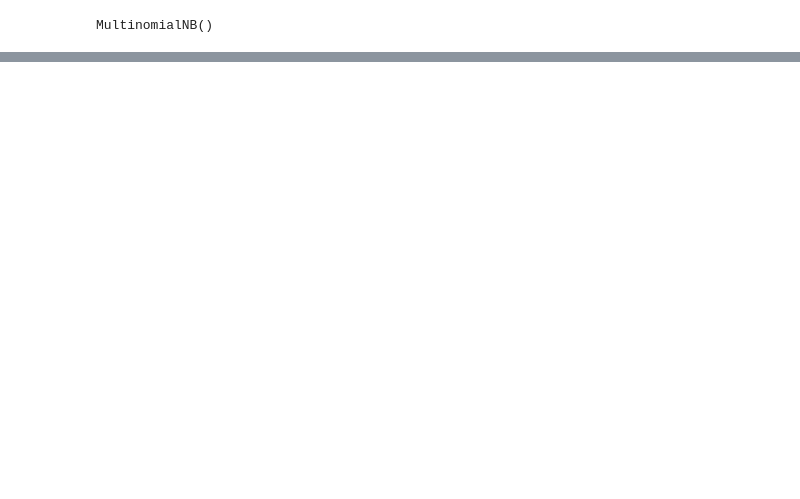
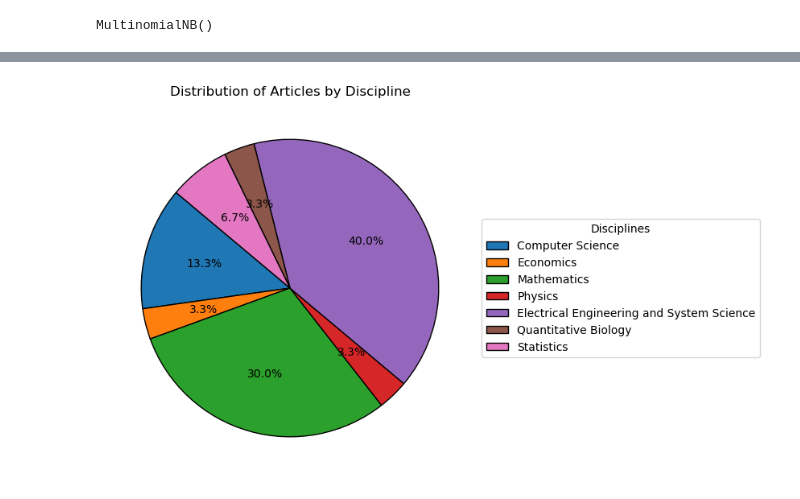
Before and after one commit to MLPgroup/Naive_Bayes_Math_Parser, a Jupyter notebook: naive_bayes_model.ipynb, the cells around one changed output, grey strips where cells are left out. Cells and saved outputs as stored; diff of their text form; code cells hidden in the pictures; blank space fills up the shorter version.

```diff
--- a/naive_bayes_model.ipynb
+++ b/naive_bayes_model.ipynb
@@ -365,0 +349,19 @@ Predicted Category: Electrical Engineering and System Science
+# %%
+folder_names = ["wpmath00000"+ "0" + str(f_name) if f_name < 10 else "wpmath00000" + str(f_name) for f_name in range(2, 17)]
+disciplines = {
+    'Computer Science': [],
+    'Economics': [],
+    'Mathematics': [],
+    'Physics': [],
+    'Electrical Engineering and System Science': [],
+    'Quantitative Biology': [],
+    'Quantitative Finance': [],
+    'Statistics': []
+}
+# %%
+import pickle
+
+with open("matching_articles.pkl", "rb") as f:
+    matching_articles = pickle.load(f)
+
+print(matching_articles)
@@ -365,0 +437,29 @@ Predicted Category: Electrical Engineering and System Science
+# %%
+import matplotlib.pyplot as plt
+
+# Count the number of articles in each category
+category_counts = {category: len(articles) for category, articles in disciplines.items() if len(articles) > 0}
+
+# Extract labels and values for the pie chart
+labels = list(category_counts.keys())
+values = list(category_counts.values())
+
+# Create a figure with two sections: one for the pie chart, one for the legend
+fig, ax = plt.subplots(figsize=(10, 6))
+
+# Plot the pie chart
+wedges, texts, autotexts = ax.pie(values, startangle=140, wedgeprops={'edgecolor': 'black'}, autopct='%1.1f%%')
+
+# Set the aspect ratio to be equal so the pie chart is circular
+ax.set_aspect('equal')
+
+# Add a title
+plt.title("Distribution of Articles by Discipline")
+
+# Add a legend on the right side
+plt.legend(wedges, labels, title="Disciplines", loc="center left", bbox_to_anchor=(1, 0.5))
+
+# Show the plot
+plt.show()
+# %% [output]
+[figure, added]
```
Also changed, not shown: parts of 11 cells of this notebook, 8 other files.
